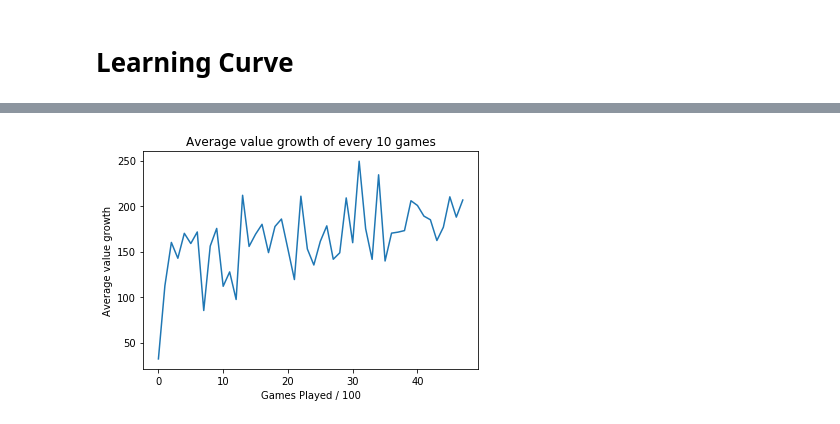
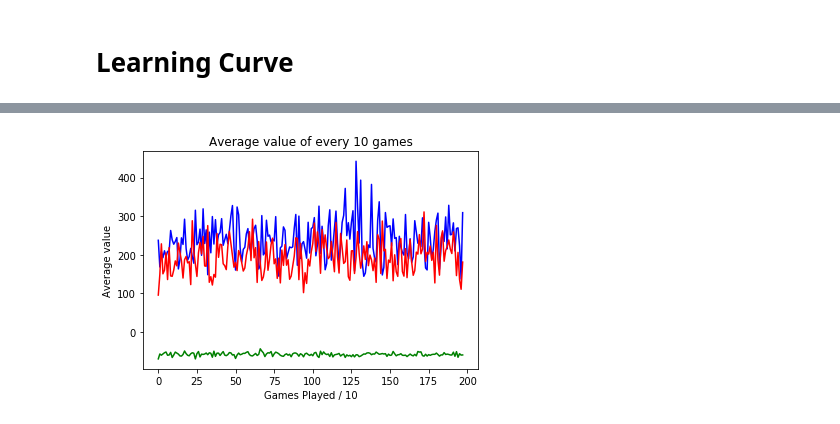
Before and after one commit to Edward-FitzSimons/TetrisAgent_ML, a Jupyter notebook: data_view.ipynb, the cells around one changed output, grey strips where cells are left out. Drawn from its saved outputs; the diff is of its cells as text; code cells hidden in the pictures.

```diff
--- a/data_view.ipynb
+++ b/data_view.ipynb
@@ -11,7 +11,9 @@ from matplotlib import pyplot as plt
 BRD_HEIGHT = 20
 BRD_WIDTH = 10
 
-data = np.load('training_data.npy').item()
+data = np.load('training_data_no_greedy.npy').item()
+dat_E_greedy = np.load('training_data_E_greedy.npy').item()
+dat_rand = np.load('training_data_random.npy').item()
 
 print("Games Played: " + str(len(data['Value'])))
 print("States in database: " + str(data['Reward'][0]))
@@ -93,12 +97,16 @@ plt.show()
 # %%
-growth = []
+growth_ng, growth_eg, growth_r = [], [], []
 for i in range(10, len(data['Value']) - 10, 10):
-    growth.append(np.mean(data['Value'][i - 10: i]))
+    growth_ng.append(np.mean(data['Value'][i - 10: i]))
+    growth_eg.append(np.mean(dat_E_greedy['Value'][i - 10: i]))
+    growth_r.append(np.mean(dat_rand['Value'][i - 10: i]))
 
-plt.plot(growth)
-plt.title('Average value growth of every 10 games')
-plt.xlabel('Games Played / 100')
-plt.ylabel('Average value growth')
+plt.plot(growth_ng, color='blue', label='No Q, Greedy')
+plt.plot(growth_eg, color='red', label='No Q, E-Greedy')
+plt.plot(growth_r, color='green', label='Random')
+plt.title('Average value of every 10 games')
+plt.xlabel('Games Played / 10')
+plt.ylabel('Average value')
 plt.show()
 # %% [output]
-[figure, old version]
+[figure, new version]
```
Also changed, not shown: parts of 4 cells of this notebook, 5 other files.
